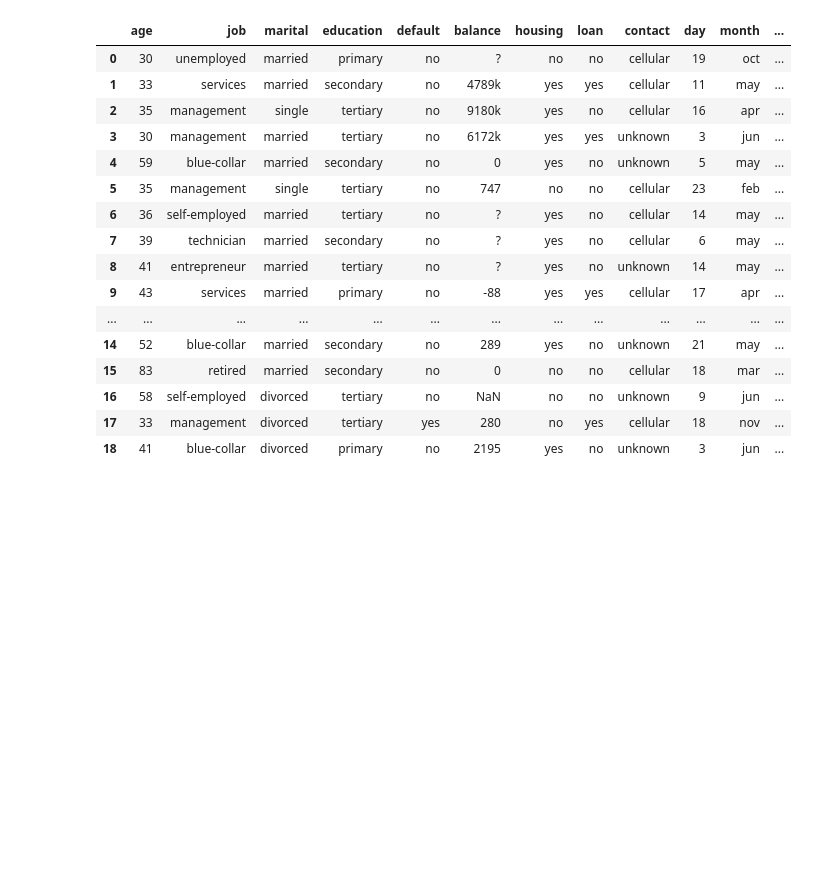
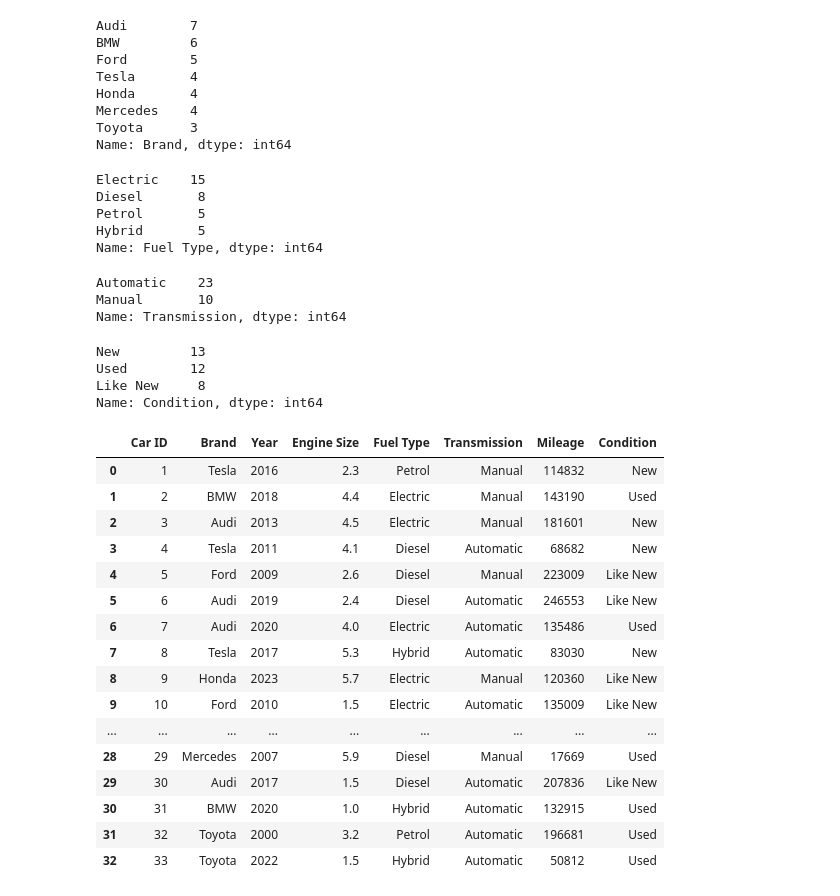
Before and after one commit to minhnguyen11223344/minhnguyen11223344, a Jupyter notebook: NguyenQuangMinh_671667/NguyenQuangMinh_671667.ipynb, the cells around one changed output. Cells and saved outputs as stored; diff of their text form; code cells hidden in the pictures; blank space fills up the shorter version.

```diff
--- a/NguyenQuangMinh_671667/NguyenQuangMinh_671667.ipynb
+++ b/NguyenQuangMinh_671667/NguyenQuangMinh_671667.ipynb
@@ -36,20 +27,53 @@ dtype: int64
 # %%
-df
+df['Brand'].value_counts()
 # %% [output]
-|  | age | job | marital | education | default | balance | housing | loan | contact | day | month | ... |
-| 0 | 30 | unemployed | married | primary | no | ? | no | no | cellular | 19 | oct | ... |
-| 1 | 33 | services | married | secondary | no | 4789k | yes | yes | cellular | 11 | may | ... |
-| 2 | 35 | management | single | tertiary | no | 9180k | yes | no | cellular | 16 | apr | ... |
-| 3 | 30 | management | married | tertiary | no | 6172k | yes | yes | unknown | 3 | jun | ... |
-| 4 | 59 | blue-collar | married | secondary | no | 0 | yes | no | unknown | 5 | may | ... |
-| 5 | 35 | management | single | tertiary | no | 747 | no | no | cellular | 23 | feb | ... |
-| 6 | 36 | self-employed | married | tertiary | no | ? | yes | no | cellular | 14 | may | ... |
-| 7 | 39 | technician | married | secondary | no | ? | yes | no | cellular | 6 | may | ... |
-| 8 | 41 | entrepreneur | married | tertiary | no | ? | yes | no | unknown | 14 | may | ... |
-| 9 | 43 | services | married | primary | no | -88 | yes | yes | cellular | 17 | apr | ... |
-| ... | ... | ... | ... | ... | ... | ... | ... | ... | ... | ... | ... | ... |
-| 14 | 52 | blue-collar | married | secondary | no | 289 | yes | no | unknown | 21 | may | ... |
-| 15 | 83 | retired | married | secondary | no | 0 | no | no | cellular | 18 | mar | ... |
-| 16 | 58 | self-employed | divorced | tertiary | no | NaN | no | no | unknown | 9 | jun | ... |
-| 17 | 33 | management | divorced | tertiary | yes | 280 | no | yes | cellular | 18 | nov | ... |
-| 18 | 41 | blue-collar | divorced | primary | no | 2195 | yes | no | unknown | 3 | jun | ... |
+Audi        7
+BMW         6
+Ford        5
+Tesla       4
+Honda       4
+Mercedes    4
+Toyota      3
+Name: Brand, dtype: int64
+# %%
+df['Fuel Type'].value_counts()
+# %% [output]
+Electric    15
+Diesel       8
+Petrol       5
+Hybrid       5
+Name: Fuel Type, dtype: int64
+# %%
+df['Transmission'].value_counts()
+# %% [output]
+Automatic    23
+Manual       10
+Name: Transmission, dtype: int64
+# %%
+df['Condition'].value_counts()
+# %% [output]
+New         13
+Used        12
+Like New     8
+Name: Condition, dtype: int64
+# %%
+X = df.iloc[:,:-1]
+X
+# %% [output]
+|  | Car ID | Brand | Year | Engine Size | Fuel Type | Transmission | Mileage | Condition |
+| 0 | 1 | Tesla | 2016 | 2.3 | Petrol | Manual | 114832 | New |
+| 1 | 2 | BMW | 2018 | 4.4 | Electric | Manual | 143190 | Used |
+| 2 | 3 | Audi | 2013 | 4.5 | Electric | Manual | 181601 | New |
+| 3 | 4 | Tesla | 2011 | 4.1 | Diesel | Automatic | 68682 | New |
+| 4 | 5 | Ford | 2009 | 2.6 | Diesel | Manual | 223009 | Like New |
+| 5 | 6 | Audi | 2019 | 2.4 | Diesel | Automatic | 246553 | Like New |
+| 6 | 7 | Audi | 2020 | 4.0 | Electric | Automatic | 135486 | Used |
+| 7 | 8 | Tesla | 2017 | 5.3 | Hybrid | Automatic | 83030 | New |
+| 8 | 9 | Honda | 2023 | 5.7 | Electric | Manual | 120360 | Like New |
+| 9 | 10 | Ford | 2010 | 1.5 | Electric | Automatic | 135009 | Like New |
+| ... | ... | ... | ... | ... | ... | ... | ... | ... |
+| 28 | 29 | Mercedes | 2007 | 5.9 | Diesel | Manual | 17669 | Used |
+| 29 | 30 | Audi | 2017 | 1.5 | Diesel | Automatic | 207836 | Like New |
+| 30 | 31 | BMW | 2020 | 1.0 | Hybrid | Automatic | 132915 | Used |
+| 31 | 32 | Toyota | 2000 | 3.2 | Petrol | Automatic | 196681 | Used |
+| 32 | 33 | Toyota | 2022 | 1.5 | Hybrid | Automatic | 50812 | Used |
```
Also changed, not shown: parts of 53 cells of this notebook, 2 other files.
